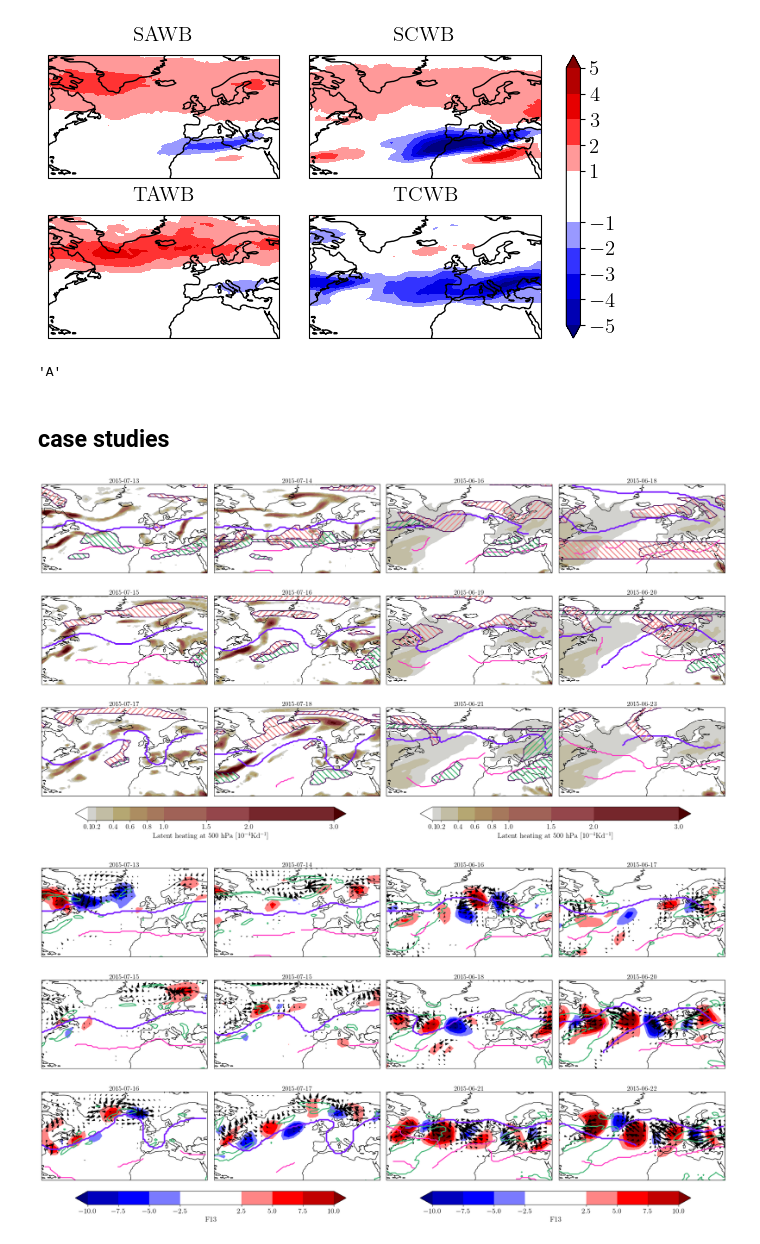
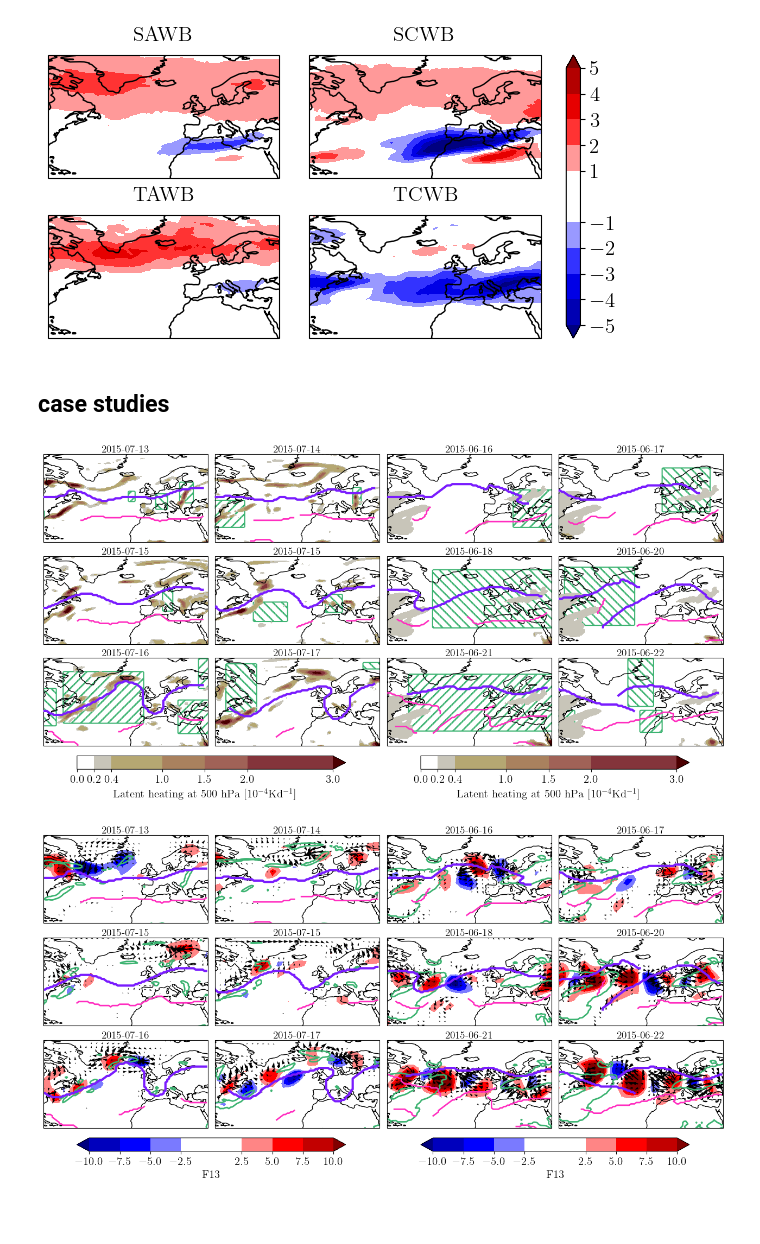
Before and after one commit to hbanderier/persistent-extremes-era5, a Jupyter notebook: Playgrounds/data_henrik_pg.ipynb, the cells around one changed output. Drawn from its saved outputs; the diff is of its cells as text; code cells hidden in the pictures; blank space fills up the shorter version.

```diff
--- a/Playgrounds/data_henrik_pg.ipynb
+++ b/Playgrounds/data_henrik_pg.ipynb
@@ -142,10 +720,18 @@ da_jets_dobl = jet_position_as_da(all_jets["dobl"])
 das_heating = {}
 for run in ["ctrl", "dobl"]:
     das_heating[run] = open_da("Henrik_data", run, ("heating", "DTCOND"), "6H", minlon=-80, maxlon=40, minlat=15, maxlat=80)
+zetas = {}
+for run in ["ctrl", "dobl"]:
+    zetas[run] = open_da("Henrik_data", run, "zeta", "6H", minlon=-120, maxlon=80, minlat=15, maxlat=80, levels=30000.)
 das_rwb = {}
 for run in ["ctrl", "dobl"]:
     for type_ in ["AAVO", "CAVO", "SAAVS", "SCAVS", "TAAVS", "TCAVS"]:
         das_rwb[f"{run}_{type_}"] = open_da("Henrik_data", run, type_, "6H", minlon=-80, maxlon=40, minlat=15, maxlat=80)
+ds_waf = {}
+for run in ["ctrl", "dobl"]:
+    ds_waf[f"{run}_F1x"] = xr.open_dataset(Path(DATADIR, "Henrik_data", run, "high_wind", "6H", "results", "F300.zarr"))
+    ds_waf[f"{run}_F1x"]["F12"] = ds_waf[f"{run}_F1x"]["F12"] + ds_waf[f"{run}_F1x"]["F12_extra"]
+    ds_waf[f"{run}_F2x"] = xr.open_dataset(Path(DATADIR, "Henrik_data", run, "high_wind", "6H", "results", "F300_2x.zarr"))
 # %%
 long_names = {
     "t2m": "2m temperature [K]",
@@ -243,16 +829,12 @@ titles = ["SAWB", "SCWB", "TAWB", "TCWB"]
 _ = clu.add_contourf(to_plot, levels=np.arange(-5, 6, 1).tolist(), cmap=colormaps.BlWhRe, titles=titles)
 # %% [output]
 [figure]
-# %%
-"a".upper()
-# %% [output]
-'A'
 # %% [markdown]
 ## case studies
 # %%
 n_ctrl = 26
 n_dobl = 27
-figure = plt.figure(layout="constrained", figsize=(20, 11))
+figure = plt.figure(layout="constrained", figsize=(12.6, 6.6))
 subfigs = figure.subfigures(1, 2, wspace=0.01)
 fig1, fig2 = subfigs
 nrow, ncol = 3, 2
@@ -266,7 +848,9 @@ rwb_lw = 2
 cbar_kwargs = {"location": "bottom", "shrink": 0.8, "fraction": 0.1, "pad": 0.03}
 plot_kwargs = {
     "cmap": colormaps.bilbao_r,
-    "levels": [.1, .2, .4, 1., 1.5, 2., 3.],
+    "levels": [0., 0.2, 0.4, 1.0, 1.5, 2.0, 3.0],
+    "transparify": 1,
+    "direction": 1,
     "cbar_kwargs": cbar_kwargs,
 }
 
@@ -280,51 +864,55 @@ for fig, key, which_spell in zip(subfigs, ["ctrl", "dobl"], [n_ctrl, n_dobl]):
 
     times = (
         pl.linear_space(spell["time"][0], spell["time"][-1], n, eager=True)
-        .dt.round("1d")
-        .cast(pl.Datetime("ms"))
+        .dt.round("6h")
+        .cast(pl.Datetime("ns"))
     )
     titles = times.dt.to_string("%Y-%m-%d").to_list()
     # titles = [f"{ascii_lowercase[n * is_edj + i]}) {title}" for i, title in enumerate(titles)]
     to_plot = da.sel(time=times)
+    zeta = zetas[key].sel(time=times) * 1e5
+    contours = detect_contours(zeta, [9.6], repeat_lons=0)
+    ots = detect_overturnings(contours, max_difflon=2)
+
     clu.add_contourf(
         to_plot * 1e4, titles=titles, cbar_label=long_names[da.name], **plot_kwargs
     )
-    for type_, orientation in product(["stratospheric", "tropospheric"], ["anticyclonic", "cyclonic"]):
-        rwb = f"{type_[0].upper()}{orientation[0].upper()}AVS"
-        to_plot = das_rwb[f"{key}_{rwb}"].sel(time=times)
-        color = rwb_color[type_]
+    for orientation in ["anticyclonic", "cyclonic"]:
+        ot_da = to_xarray_sjoin(zeta.load(), ots.filter(pl.col("orientation") == orientation)).isel(level=0)
+        color = rwb_color["stratospheric"]
         hatch = r"\\" if orientation == "cyclonic" else "//"
-        for ax, ouais in zip(clu.axes, to_plot):
+        for ax, ouais in zip(clu.axes, ot_da):
             cs = ax.pcolor(
-                to_plot.lon.values - clu.central_longitude,
-                to_plot.lat.values,
+                ouais.lon.values - clu.central_longitude,
+                ouais.lat.values,
                 ouais.where(ouais),
                 hatch=hatch,
                 facecolor="none",
                 edgecolor=color,
                 hatch_linewidth=rwb_lw,
                 linewidth=0,
-                zorder=100
+                zorder=-1
             )
             ax.contour(
-                to_plot.lon.values - clu.central_longitude,
-                to_plot.lat.values,
+                ouais.lon.values - clu.central_longitude,
+                ouais.lat.values,
                 ouais,
                 levels=[0.5],
-                linecolors=[color],
-                zorder=100
+                colors=color,
+                zorder=-1
             )
     for i, t in enumerate(times):
         if i == 0 and t < spell["time"][0]:
             t_ = spell["time"][0]
         else:
             t_ = t
         phat_jets_ = phat_jets.filter(pl.col("time") == t_)
         for _, jet in phat_jets_.group_by("jet ID"):
             lo, la, is_p = jet[["lon", "lat", "is_polar"]]
             this_jet_is_p = len(is_p) > 0 and is_p.mean() > 0.45
             color = COLORS[1] if this_jet_is_p else COLORS[2]
             lw = 2 + 1 * this_jet_is_p
-            clu.axes[i].plot(lo - clu.central_longitude, la, color=color, lw=lw)
+            clu.axes[i].plot(lo - clu.central_longitude, la, color=color, lw=lw, zorder=4)
+figure.savefig(f"{FIGURES}/Henriks_stuff/cs_heating.png")
 # %% [output]
-[figure, old version]
+[figure, new version]
@@ -337,7 +919,7 @@ for run in ["ctrl", "dobl"]:
 # %%
 n_ctrl = 26
 n_dobl = 27
-figure = plt.figure(layout="constrained", figsize=(20, 11))
+figure = plt.figure(layout="constrained", figsize=(12.6, 6.6))
 subfigs = figure.subfigures(1, 2, wspace=0.01)
 fig1, fig2 = subfigs
 nrow, ncol = 3, 2
@@ -407,8 +989,9 @@ for fig, key, which_spell in zip(subfigs, ["ctrl", "dobl"], [n_ctrl, n_dobl]):
             color = COLORS[1] if this_jet_is_p else COLORS[2]
             lw = 2 + 1 * this_jet_is_p
             clu.axes[i].plot(lo - clu.central_longitude, la, color=color, lw=lw)
+figure.savefig(f"{FIGURES}/Henriks_stuff/cs_F1x.png")
 # %% [output]
-[figure, old version]
+[figure, new version]
 # %%
 n_ctrl = 26
 n_dobl = 27
```
Also changed, not shown: parts of 14 cells of this notebook, 5 other files.
